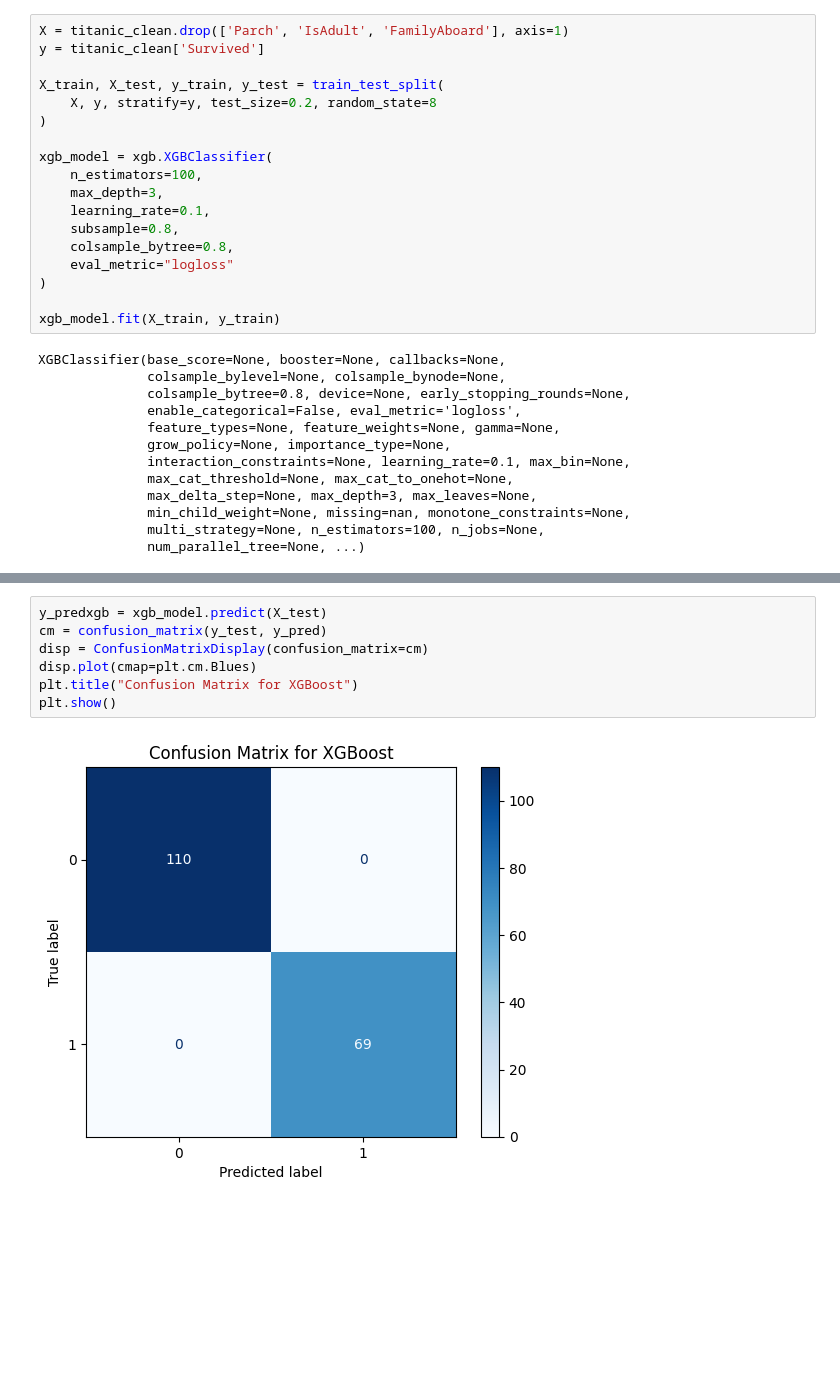
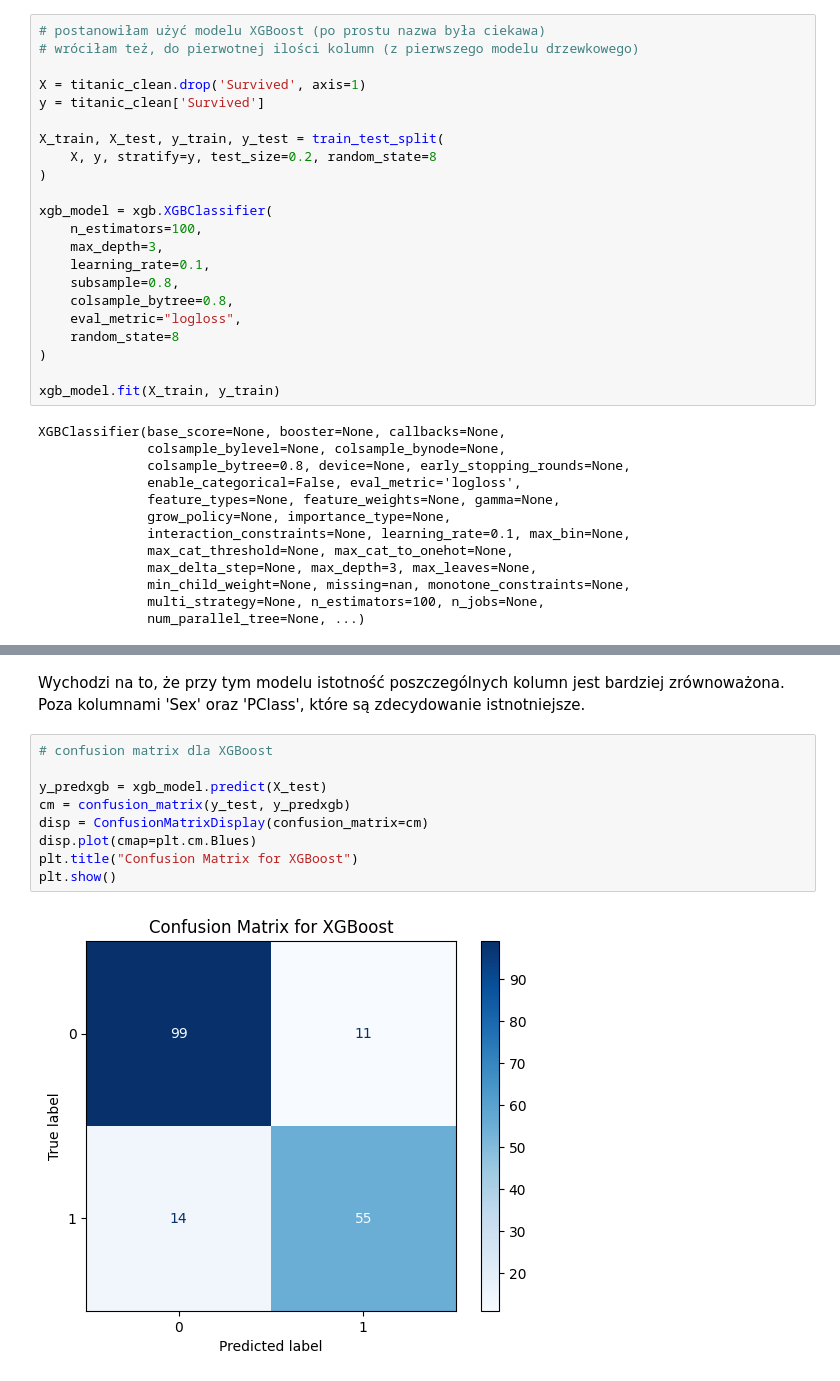
Before and after one commit to Solvro/ml-wakacyjne-wyzwanie-2025, a Jupyter notebook: ML_zadanie.ipynb, the cells around one changed output, grey strips where cells are left out. Saved outputs shown, nothing was run; the diff lists cells and outputs as text; blank space fills up the shorter version.

```diff
--- a/ML_zadanie.ipynb
+++ b/ML_zadanie.ipynb
@@ -153,5 +210,8 @@ plt.show()
 # %%
-X = titanic_clean.drop(['Parch', 'IsAdult', 'FamilyAboard'], axis=1)
+# postanowiłam użyć modelu XGBoost (po prostu nazwa była ciekawa)
+# wróciłam też, do pierwotnej ilości kolumn (z pierwszego modelu drzewkowego)
+
+X = titanic_clean.drop('Survived', axis=1)
 y = titanic_clean['Survived']
 
 X_train, X_test, y_train, y_test = train_test_split(
@@ -164,7 +224,8 @@ xgb_model = xgb.XGBClassifier(
     learning_rate=0.1,
     subsample=0.8,
     colsample_bytree=0.8,
-    eval_metric="logloss"
+    eval_metric="logloss",
+    random_state=8
 )
 
 xgb_model.fit(X_train, y_train)
@@ -194,9 +269,13 @@ plt.show()
+# %% [markdown]
+Wychodzi na to, że przy tym modelu istotność poszczególnych kolumn jest bardziej zrównoważona. Poza kolumnami 'Sex' oraz 'PClass', które są zdecydowanie istnotniejsze.
 # %%
+# confusion matrix dla XGBoost
+
 y_predxgb = xgb_model.predict(X_test)
-cm = confusion_matrix(y_test, y_pred)
+cm = confusion_matrix(y_test, y_predxgb)
 disp = ConfusionMatrixDisplay(confusion_matrix=cm)
 disp.plot(cmap=plt.cm.Blues)
 plt.title("Confusion Matrix for XGBoost")
 plt.show()
 # %% [output]
-[figure, old version]
+[figure, new version]
```
Also changed, not shown: parts of 26 cells of this notebook.
